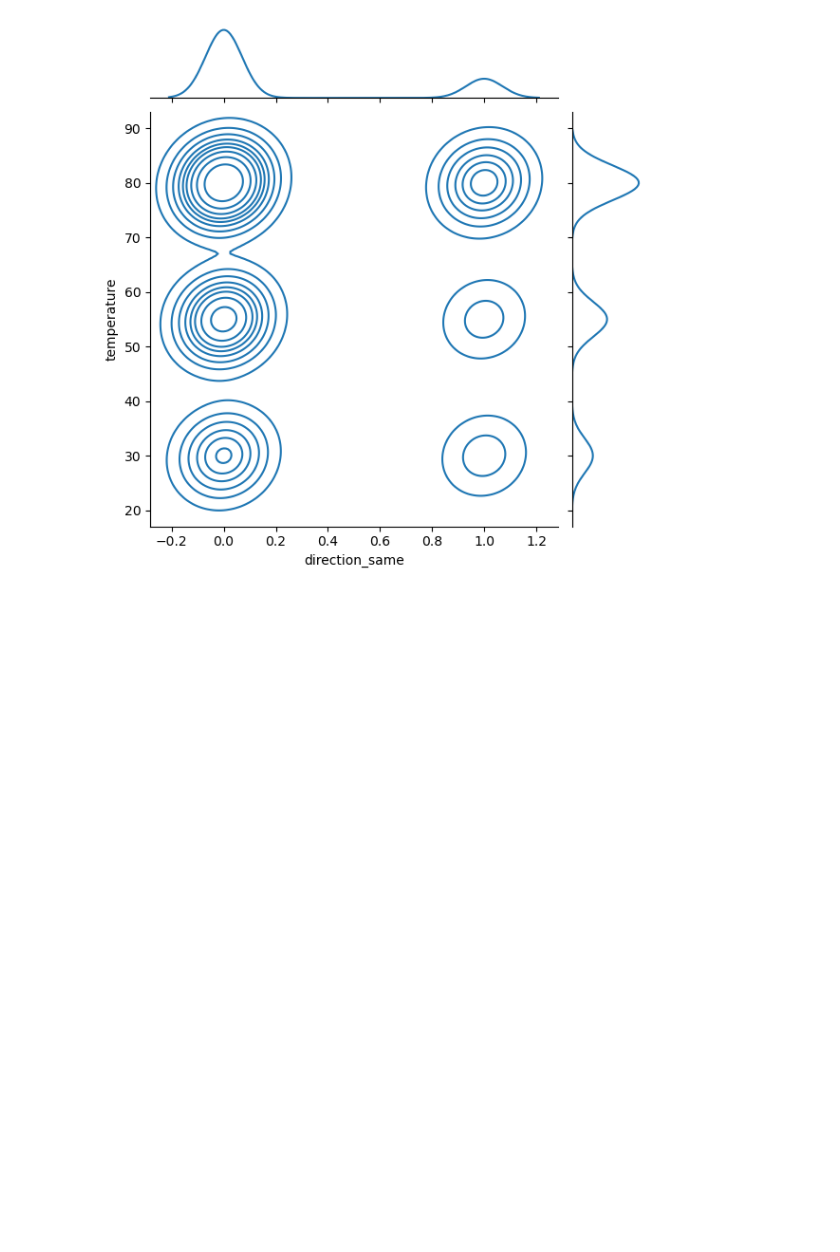
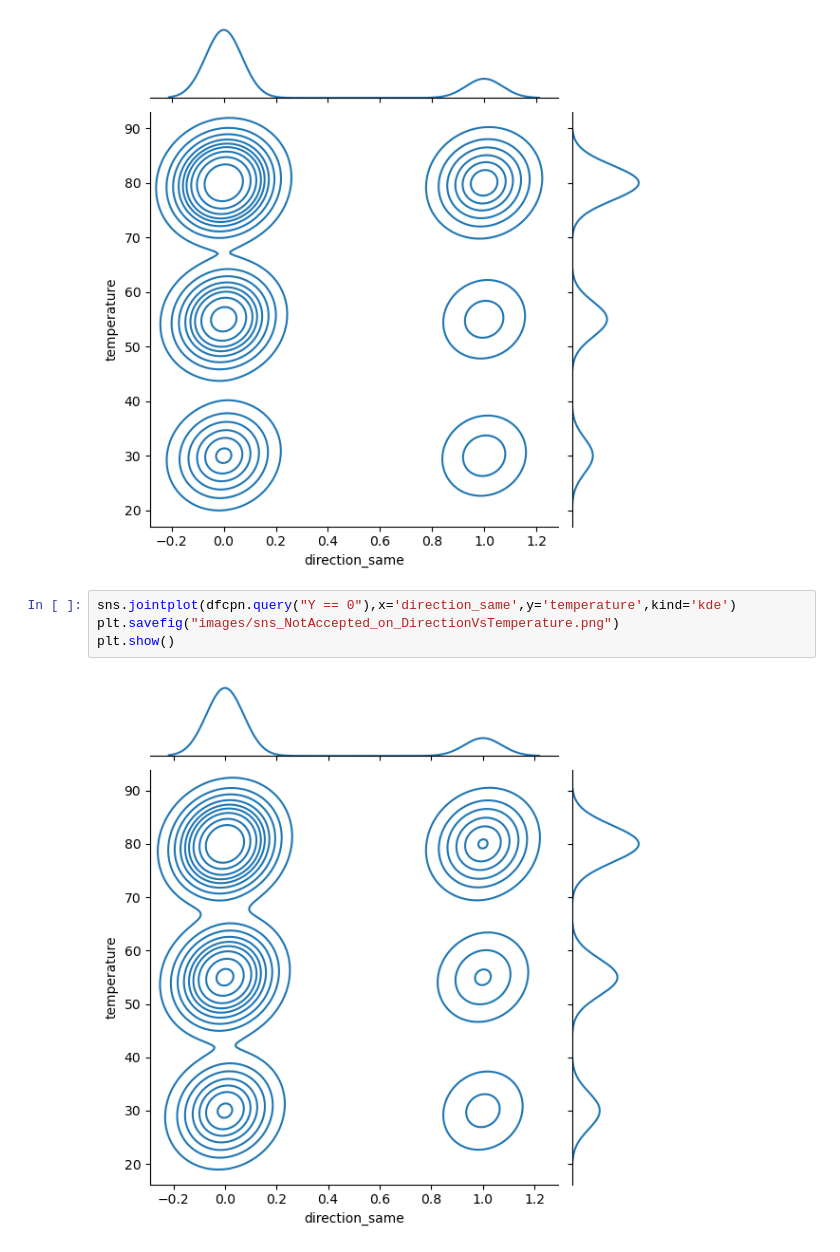
Before and after one commit to sganesan64/A5Coupon, a Jupyter notebook: PracticalAssignment1.ipynb, the cells around one changed output. Drawn from its saved outputs; the diff is of its cells as text; blank space fills up the shorter version.

Commit message:
Adding plot and Jupyter notebook changes
Adding another plot image with Data created by Jupyter notebook

```diff
--- a/PracticalAssignment1.ipynb
+++ b/PracticalAssignment1.ipynb
@@ -61,3 +61,9 @@ plt.savefig("images/sns_Y_on_DirectionVsTemperature.png")
 plt.show()
 # %% [output]
 [figure]
+# %%
+sns.jointplot(dfcpn.query("Y == 0"),x='direction_same',y='temperature',kind='kde')
+plt.savefig("images/sns_NotAccepted_on_DirectionVsTemperature.png")
+plt.show()
+# %% [output]
+[figure, added]
```
Also changed, not shown: 1 other file.
